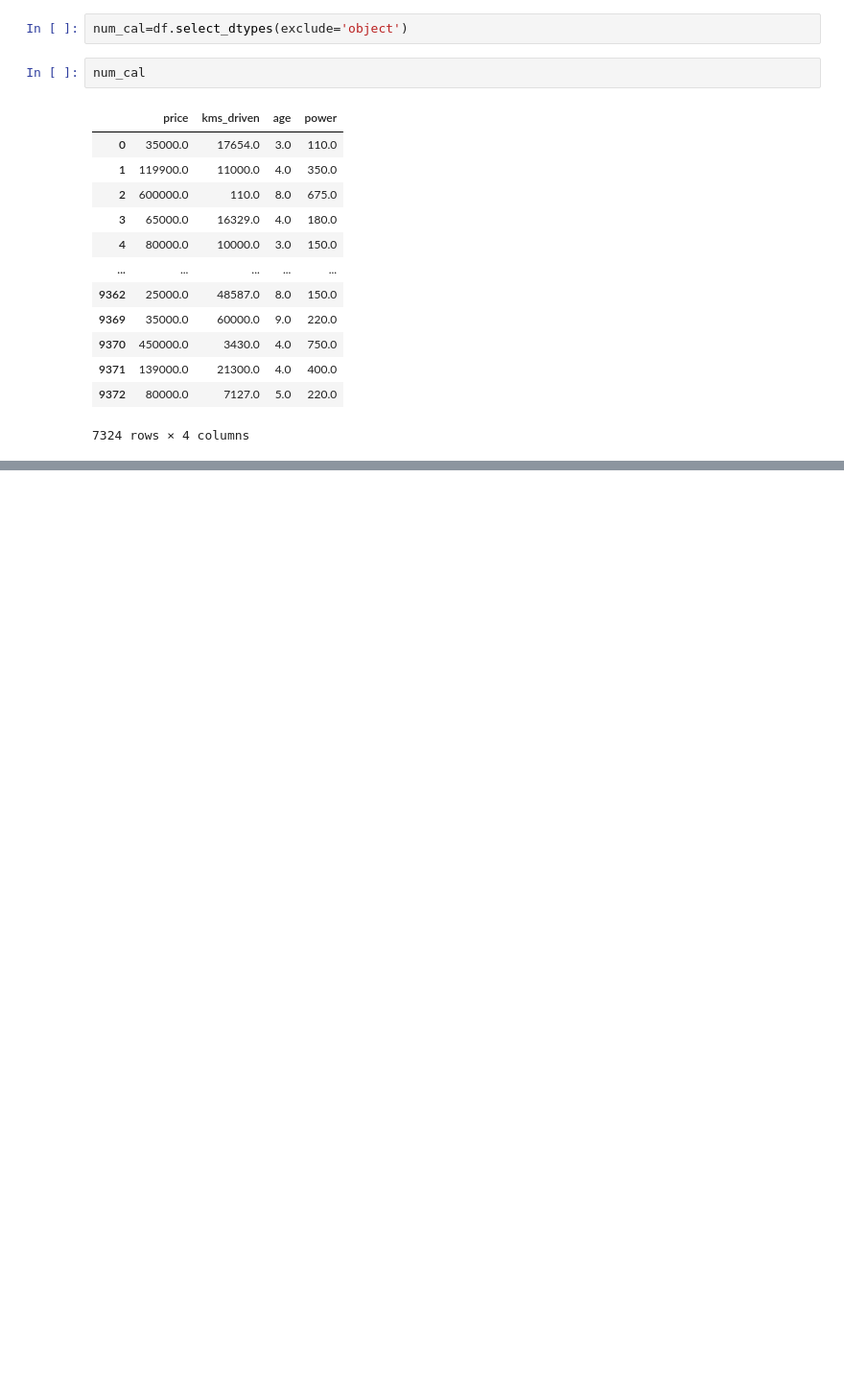
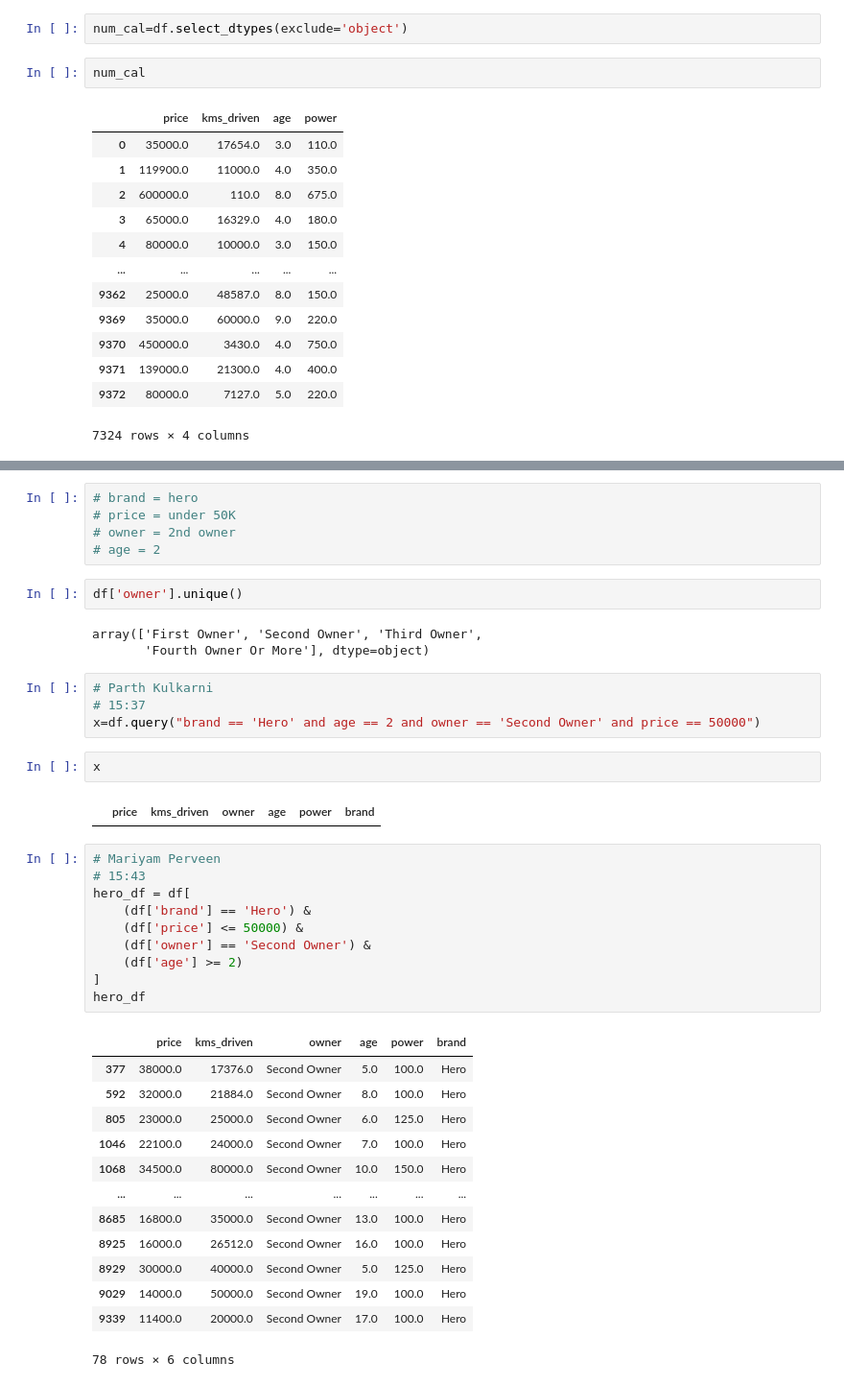
Before and after one commit to Govind-kumawat2002/june-2-, a Jupyter notebook: pandas/basic.ipynb, the cells around one changed output, grey strips where cells are left out. Shown at 96% size. Drawn from its saved outputs; the diff is of its cells as text; blank space fills up the shorter version.

```diff
--- a/pandas/basic.ipynb
+++ b/pandas/basic.ipynb
@@ -304,0 +384,42 @@ num_cal
+# %%
+# brand = hero
+# price = under 50K
+# owner = 2nd owner
+# age = 2
+# %%
+df['owner'].unique()
+# %% [output]
+array(['First Owner', 'Second Owner', 'Third Owner',
+       'Fourth Owner Or More'], dtype=object)
+# %%
+# Parth Kulkarni
+# 15:37
+x=df.query("brand == 'Hero' and age == 2 and owner == 'Second Owner' and price == 50000")
+# %%
+x
+# %% [output]
+|  | price | kms_driven | owner | age | power | brand |
+# %%
+# Mariyam Perveen
+# 15:43
+hero_df = df[
+    (df['brand'] == 'Hero') &
+    (df['price'] <= 50000) &
+    (df['owner'] == 'Second Owner') &
+    (df['age'] >= 2)
+]
+hero_df
+# %% [output]
+|  | price | kms_driven | owner | age | power | brand |
+| 377 | 38000.0 | 17376.0 | Second Owner | 5.0 | 100.0 | Hero |
+| 592 | 32000.0 | 21884.0 | Second Owner | 8.0 | 100.0 | Hero |
+| 805 | 23000.0 | 25000.0 | Second Owner | 6.0 | 125.0 | Hero |
+| 1046 | 22100.0 | 24000.0 | Second Owner | 7.0 | 100.0 | Hero |
+| 1068 | 34500.0 | 80000.0 | Second Owner | 10.0 | 150.0 | Hero |
+| ... | ... | ... | ... | ... | ... | ... |
+| 8685 | 16800.0 | 35000.0 | Second Owner | 13.0 | 100.0 | Hero |
+| 8925 | 16000.0 | 26512.0 | Second Owner | 16.0 | 100.0 | Hero |
+| 8929 | 30000.0 | 40000.0 | Second Owner | 5.0 | 125.0 | Hero |
+| 9029 | 14000.0 | 50000.0 | Second Owner | 19.0 | 100.0 | Hero |
+| 9339 | 11400.0 | 20000.0 | Second Owner | 17.0 | 100.0 | Hero |
+78 rows × 6 columns
```
Also changed, not shown: parts of 27 cells of this notebook.
